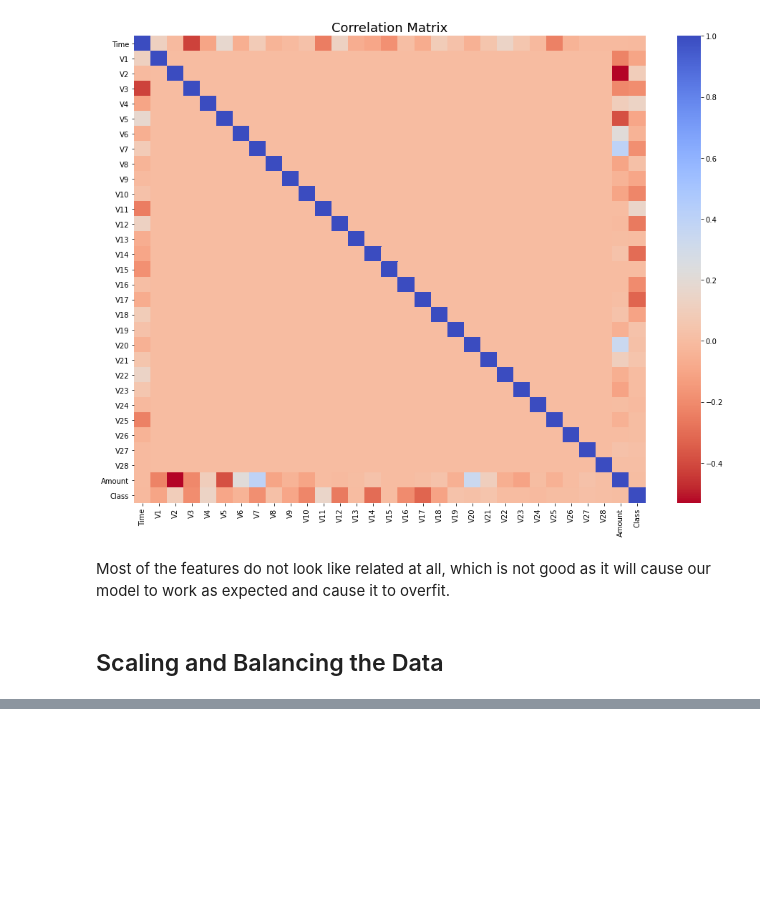
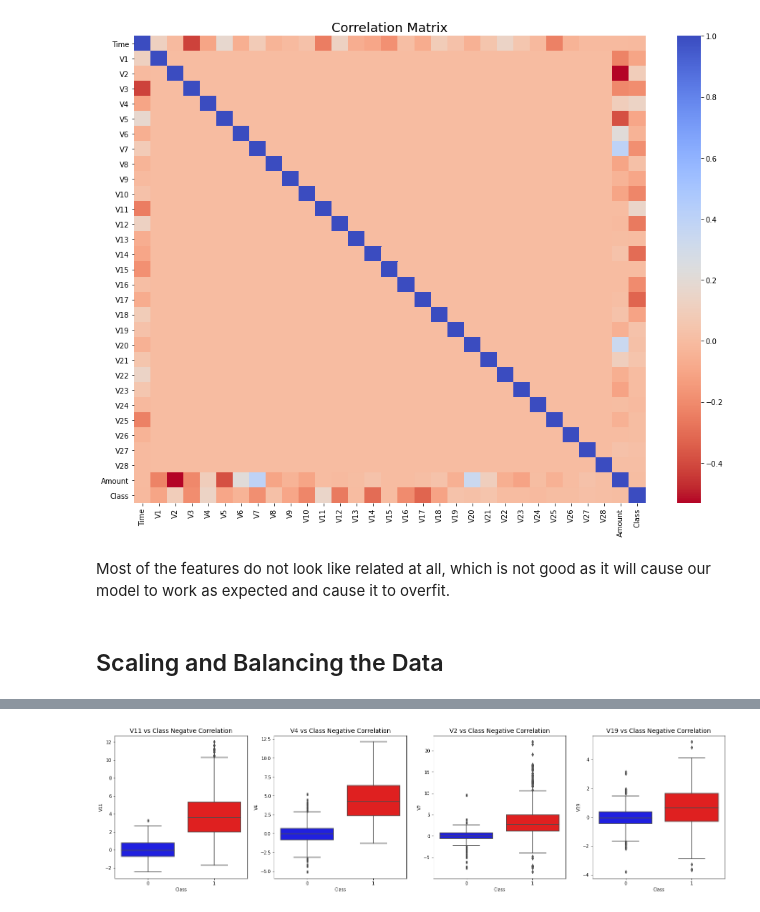
Before and after one commit to KunalGehlot/Predicting-Anamolies-in-Transactional-Data, a Jupyter notebook: src/main.ipynb, the cells around one changed output, grey strips where cells are left out. Cells and saved outputs as stored; diff of their text form; code cells hidden in the pictures; blank space fills up the shorter version.

```diff
--- a/src/main.ipynb
+++ b/src/main.ipynb
@@ -184,0 +304,18 @@ df.drop(['Time', 'Amount'], axis = 1, inplace = True)
+# %%
+f ,axes = plt.subplots(ncols = 4, figsize = (25, 6))
+
+sns.boxplot(x = 'Class', y='V11', data = new_df, palette = colors, ax = axes[0])
+axes[0].set_title('V11 vs Class Negatve Correlation', fontsize = 14)
+
+sns.boxplot(x = 'Class', y = 'V4', data= new_df, palette= colors, ax=axes[1])
+axes[1].set_title('V4 vs Class Negative Correlation', fontsize = 14)
+
+sns.boxplot(x = 'Class', y = 'V2', data= new_df, palette= colors, ax=axes[2])
+axes[2].set_title('V2 vs Class Negative Correlation', fontsize = 14)
+
+sns.boxplot(x = 'Class', y = 'V19', data= new_df, palette= colors, ax=axes[3])
+axes[3].set_title('V19 vs Class Negative Correlation', fontsize = 14)
+
+plt.show()
+# %% [output]
+[figure, added]
```
Also changed, not shown: parts of 10 cells of this notebook.
